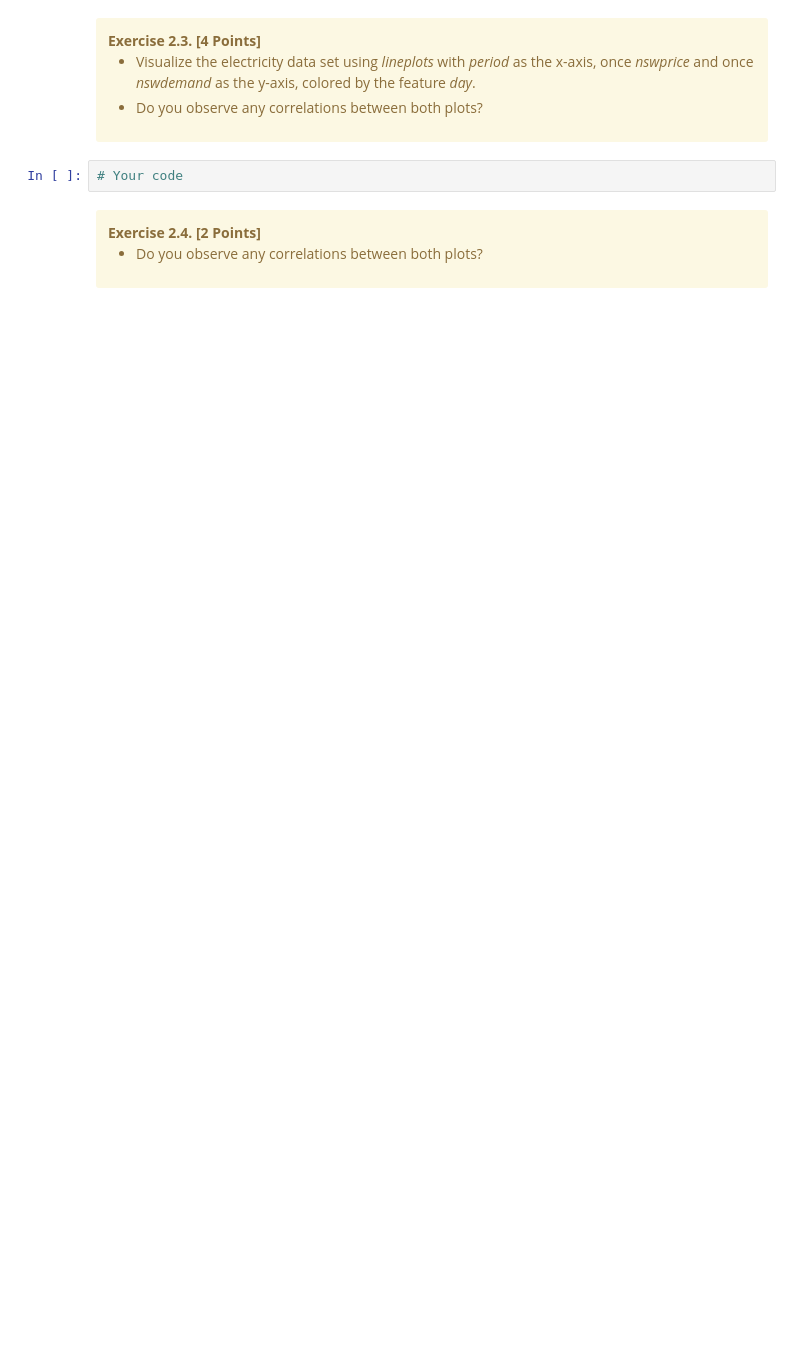
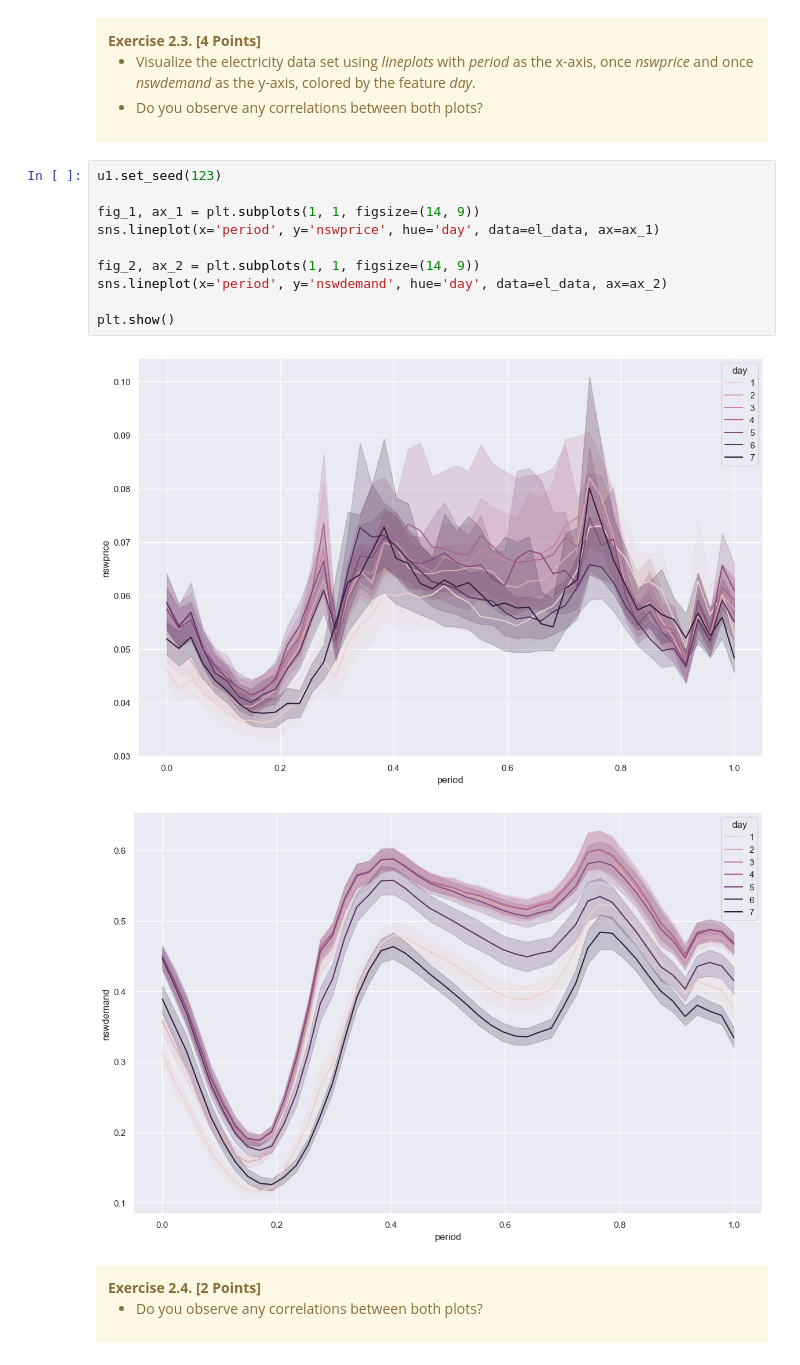
Before and after one commit to lexst64/hands_on_ai_ii_hw, a Jupyter notebook: assignment_1/U1_Assignment.ipynb, the cells around one changed output. Saved outputs shown, nothing was run; the diff lists cells and outputs as text; blank space fills up the shorter version.

Commit message:
hw done, seed set in every cell

```diff
--- a/assignment_1/U1_Assignment.ipynb
+++ b/assignment_1/U1_Assignment.ipynb
@@ -278,8 +288,19 @@ Your answer
         <li>Do you observe any correlations between both plots?</li>
     </ul>
 </div>
-# %%
-# Your code
+# %%
+u1.set_seed(123)
+
+fig_1, ax_1 = plt.subplots(1, 1, figsize=(14, 9))
+sns.lineplot(x='period', y='nswprice', hue='day', data=el_data, ax=ax_1)
+
+fig_2, ax_2 = plt.subplots(1, 1, figsize=(14, 9))
+sns.lineplot(x='period', y='nswdemand', hue='day', data=el_data, ax=ax_2)
+
+plt.show()
+# %% [output]
+[figure, added]
+[figure, added]
 # %% [markdown]
 <div class="alert alert-warning">
     <b>Exercise 2.4. [2 Points]</b>
```
Also changed, not shown: parts of 18 cells of this notebook, 1 other file.
